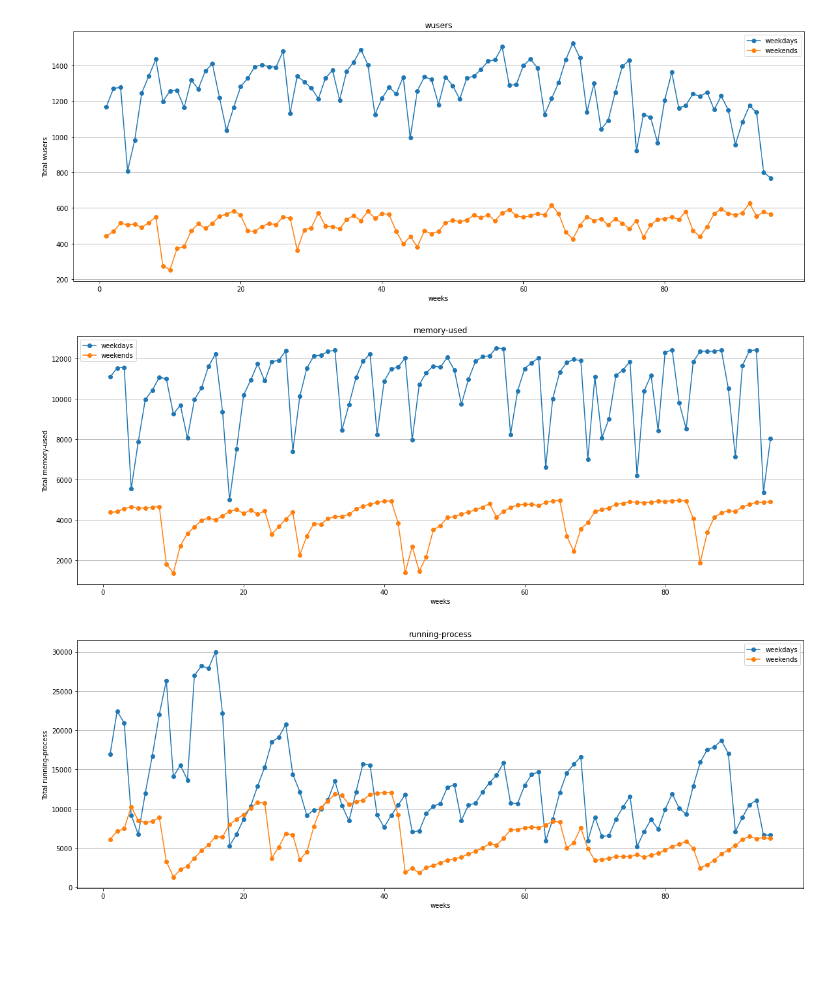
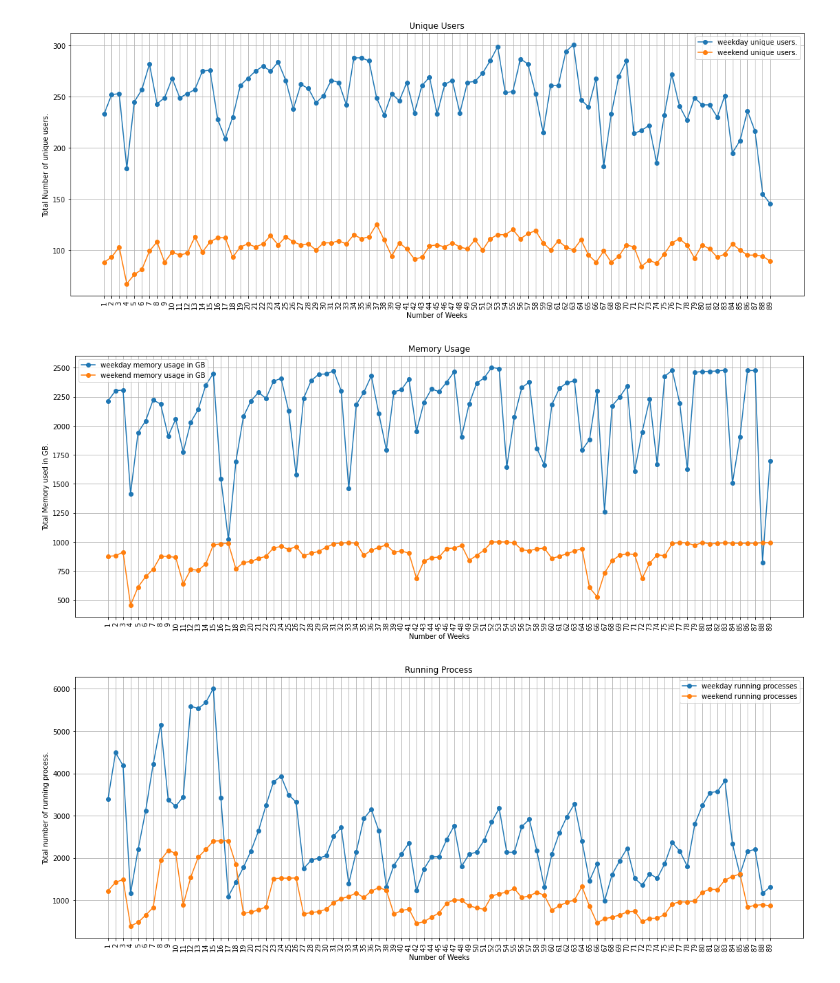
Before and after one commit to shubhamrastogi1810/SMC-Data_Challenge, a Jupyter notebook: Correlation.ipynb, the cells around one changed output. Saved outputs shown, nothing was run; the diff lists cells and outputs as text; code cells hidden in the pictures; blank space fills up the shorter version.

Commit message:
graphs corrected.

```diff
--- a/Correlation.ipynb
+++ b/Correlation.ipynb
@@ -1,11 +1,12 @@
 # %%
 import pandas as pd
-import os
 import numpy as np
 import matplotlib.pyplot as plt
+
 file = '../Data/weekends_holidays - weekends_holidays.csv'
 df = pd.read_csv(file)
 lis = []
+# creating the list of holidays according to the csv-file date-hour column format.
 for a,b in df.iterrows():
     date = b[0].split('-')
     months = {'01':'Jan','02':'Feb','03':'Mar','04':'Apr','05':'May','06':'Jun','07':'Jul','08':'Aug','09':'Sep','10':'Oct','11':'Nov','12':'Dec'}
@@ -14,22 +15,27 @@ for a,b in df.iterrows():
 
 
 def finding_correlation(arg):
+
     csv_path = '../SMC-Data_Challenge/csv_files/'
     csvs = ['Jan2020','Feb2020','Mar2020','Apr2020','May2020','Jun2020',
         'Jul2020','Aug2020','Sep2020','Oct2020','Nov2020','Dec2020',
         'Jan2021','Feb2021','Mar2021','Apr2021','May2021','Jun2021',
         'Jul2021','Aug2021','Sep2021','Oct2021','Nov2021','Dec2021']
-    wu = []
-    weku = []
+
+    weekday= []
+    weekend = []
+
     for i in csvs:
         # fetching the particular columns needed for the graphical correlation.
-        df  = pd.read_csv(csv_path+i+'.csv',usecols=['date-hour','login-node','wusers','memory-used','running-process'])
+        df  = pd.read_csv(csv_path+i+'.csv',usecols=['date-hour','login-node',arg])
         new_df = df.sort_values(by=['date-hour','login-node'])
 
         month = new_df.iloc[-1][0][0:3]
         year = new_df.iloc[-1][0][5:10]
         end = int(new_df.iloc[-1][0][3:5])
 
+        wu = []
+        weku = []
 
         for j in range(1,end):
             if j <= 9:
@@ -40,52 +46,67 @@ def finding_correlation(arg):
             abc = new_df[new_df['date-hour'].str.contains(date)]
 
             if date in lis and abc[arg].sum() != 0:
                 # if the sum is 0 that means the column of that date is not present in that dataframe.
                 # missing files.
-                weku.append(abc[arg].sum()/(len(abc)/5))
+                weku.append(abc[arg].sum()//len(abc))
+
 
             if date not in lis and abc[arg].sum() != 0:
-                wu.append(abc[arg].sum()/(len(abc)/5))
+                wu.append(abc[arg].sum()//len(abc))
 
-
-    weekday= []
-    weekend = []
-    counter = 0
-    while len(wu[counter*5:]) >= 5 and len(weku[counter*2:])>=2:
-            weekday.append(round(sum(wu[counter*5:counter*5 + 5]),2))
-            weekend.append(round(sum(wu[counter*2:counter*2 + 2]),2))
+        # appending the values at the end of every month the the main list of weekday v/s weekend usage.
+        counter = 0
+        while len(wu[counter*5:]) >= 5 and len(weku[counter*2:])>=2:
+            weekday.append(sum(wu[counter*5:counter*5 + 5]))
+            weekend.append(sum(wu[counter*2:counter*2 + 2]))
             counter +=1
     # number of weeks to be plotted on x-axis.
     x_values = np.array([ i for i in range(1,len(weekday)+1)])
 
     # the weekday values.
     w_values = np.array(weekday)
 
     # the weekend/holidays values.
     we_values = np.array(weekend)
 
-    # stretched the graph to the x-axis and set a default size for add the graphs.
-    plt.rcParams['figure.figsize']=(20,7)
-    plt.plot(x_values,w_values,label='weekdays',marker='o')
-    plt.title(arg)
-    plt.xlabel('weeks')
-    plt.ylabel('Total '+arg)
-    plt.grid(axis='y')
+    # stretched the graph to the x-axis and set a default size for adding new graphs.
+    plt.rcParams['figure.figsize']=(19,7)
+    plt.xlabel('Number of Weeks')
+
+    if arg == 'wusers':
+        plt.title('Unique Users')
+        plt.ylabel('Total Number of unique users.')
+        plt.plot(x_values,w_values,label='weekday unique users.',marker='o')
+        plt.plot(x_values,we_values,label='weekend unique users.',marker='o')
+        plt.legend()
+    elif arg  == 'memory-used':
+        plt.title('Memory Usage')
+        plt.ylabel('Total Memory used in GB.')
+        plt.plot(x_values,w_values,label='weekday memory usage in GB',marker='o')
+        plt.plot(x_values,we_values,label='weekend memory usage in GB',marker='o')
+        plt.legend()
+    elif arg  == 'running-process':
+        plt.title('Running Process')
+        plt.ylabel('Total number of running process.')
+        plt.plot(x_values,w_values,label='weekday running processes',marker='o')
+        plt.plot(x_values,we_values,label='weekend running processes',marker='o')
+        plt.legend()
 
 
-    plt.plot(x_values,we_values,label='weekends',marker='o')
-    plt.legend()
+
+    plt.grid()
+    plt.xticks(x_values,rotation=90)
     plt.show()
 
 
 
 
-
+# finding the correlation of following list values.
 relation = ['wusers','memory-used','running-process']
 
 for i in relation:
     finding_correlation(i)
 # %% [output]
-[figure, old version]
+[figure, new version]
-[figure, old version]
+[figure, new version]
-[figure, old version]
+[figure, new version]
```
